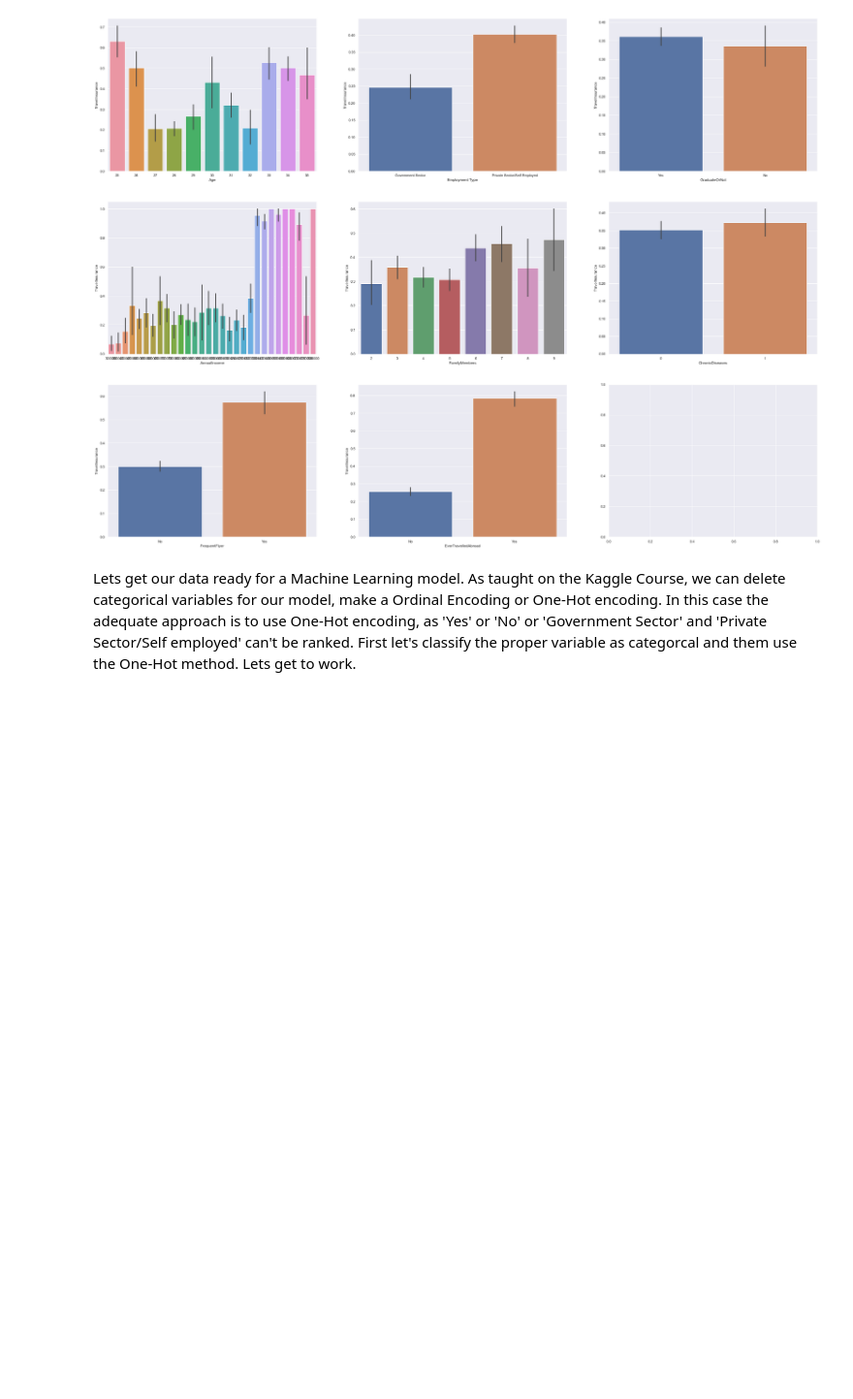
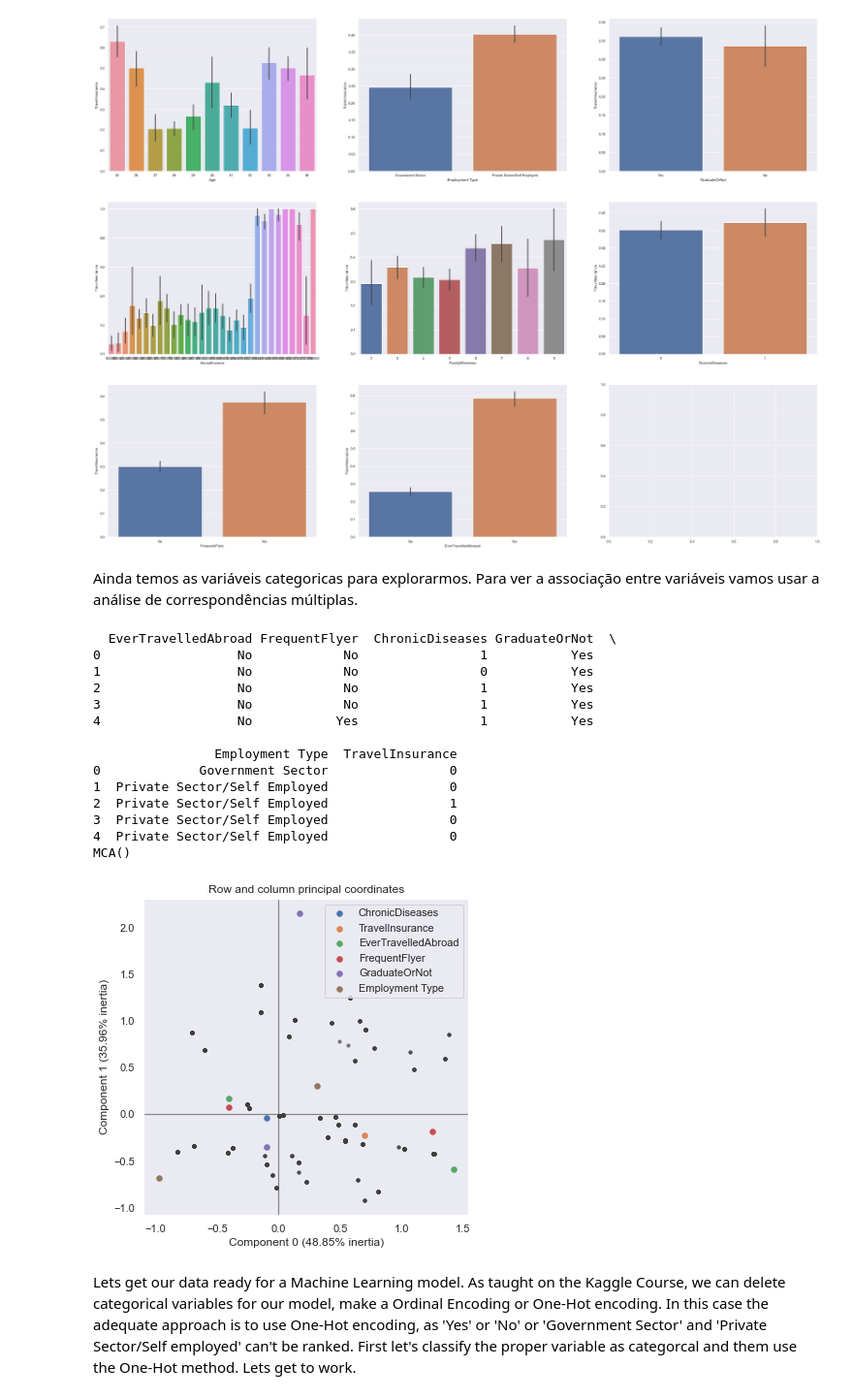
Before and after one commit to EduardoPitta/TravelInsurancePrediction, a Jupyter notebook: travel_insurance_script.ipynb, the cells around one changed output. Shown at 97% size. Drawn from its saved outputs; the diff is of its cells as text; code cells hidden in the pictures; blank space fills up the shorter version.

```diff
--- a/travel_insurance_script.ipynb
+++ b/travel_insurance_script.ipynb
@@ -132,6 +130,52 @@ sns.barplot(x="EverTravelledAbroad",y="TravelInsurance",data=data,ax=ax[2][1])
 # %% [output]
 <AxesSubplot:xlabel='EverTravelledAbroad', ylabel='TravelInsurance'>
 [figure]
+# %% [markdown]
+Ainda temos as variáveis categoricas para explorarmos.
+Para ver a associação entre variáveis vamos usar a análise de correspondências múltiplas.
+# %%
+import pandas as pd
+import prince
+
+quali = data.loc[ :,['EverTravelledAbroad','FrequentFlyer','ChronicDiseases','GraduateOrNot','Employment Type','TravelInsurance']]
+print(quali.head())
+
+mca = prince.MCA()
+
+mca = mca.fit(quali)
+
+print(mca)
+
+ax = mca.plot_coordinates(
+     X=quali,
+     ax=None,
+     figsize=(6, 6),
+     show_row_points=True,
+     row_points_size=10,
+     show_row_labels=False,
+     show_column_points=True,
+     column_points_size=30,
+     show_column_labels=False,
+     legend_n_cols=1
+     )
+
+ax.get_figure().savefig('mca_coordinates.svg')
+# %% [output]
+  EverTravelledAbroad FrequentFlyer  ChronicDiseases GraduateOrNot  \
+0                  No            No                1           Yes
+1                  No            No                0           Yes
+2                  No            No                1           Yes
+3                  No            No                1           Yes
+4                  No           Yes                1           Yes
+
+                Employment Type  TravelInsurance
+0             Government Sector                0
+1  Private Sector/Self Employed                0
+2  Private Sector/Self Employed                1
+3  Private Sector/Self Employed                0
+4  Private Sector/Self Employed                0
+MCA()
+[figure, added]
 # %% [markdown]
 Lets get our data ready for a Machine Learning model.
 As taught on the Kaggle Course, we can delete categorical variables for our model, make a Ordinal Encoding or One-Hot encoding.
```
Also changed, not shown: parts of 11 cells of this notebook, 2 other files.
